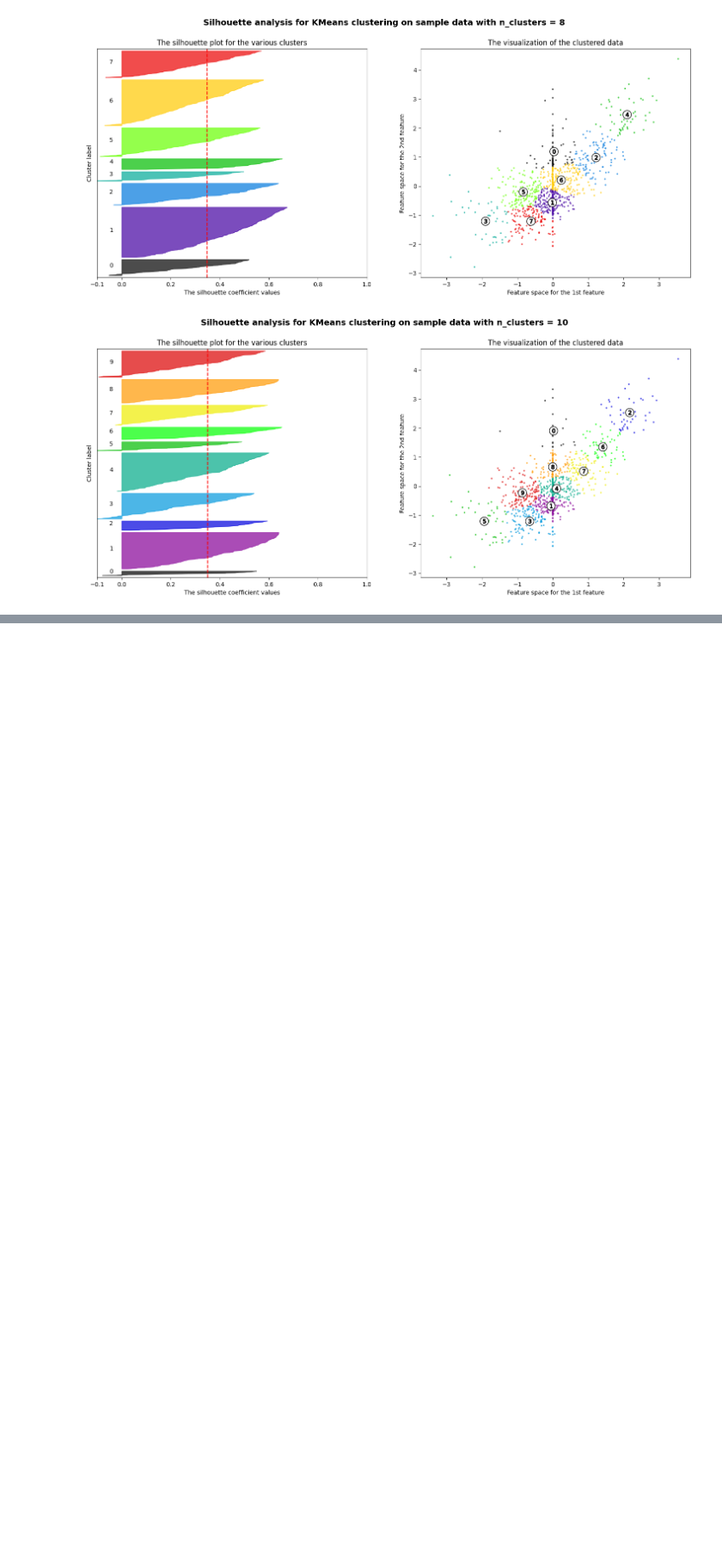
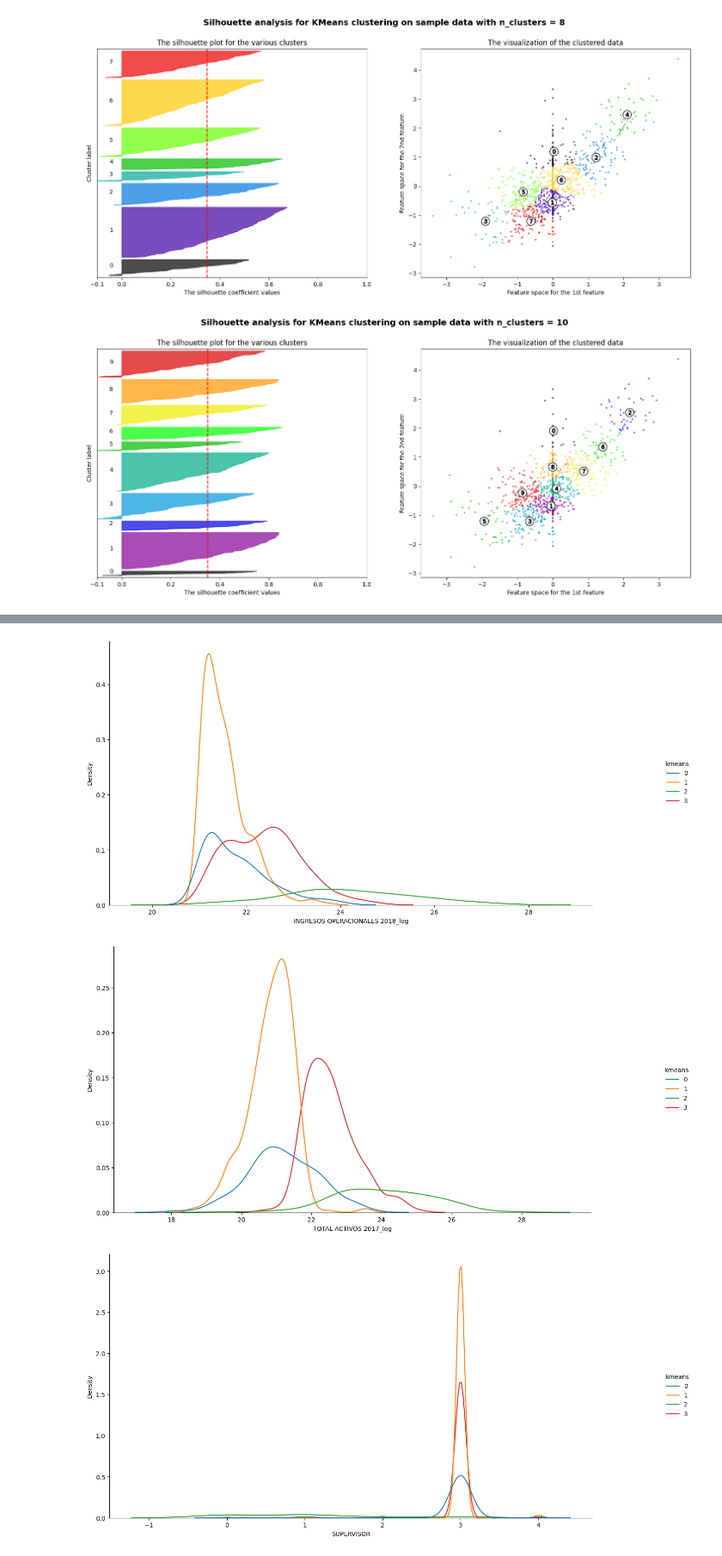
Before and after one commit to Gatos-de-negocios-BI/Laboratorio_2, a Jupyter notebook: k-means.ipynb, the cells around one changed output, grey strips where cells are left out. Shown at 86% size. Cells and saved outputs as stored; diff of their text form; code cells hidden in the pictures; blank space fills up the shorter version.

```diff
--- a/k-means.ipynb
+++ b/k-means.ipynb
@@ -233,0 +287,8 @@ For n_clusters = 10 , the average silhouette score is : 0.35084271516546645
+# %%
+for label in features:
+    g = sns.displot(data, x = label, hue = 'kmeans', kind = 'kde', palette = 'tab10')
+    g.fig.set_size_inches(15, 7)
+# %% [output]
+[figure, added]
+[figure, added]
+[figure, added]
```
Also changed, not shown: parts of 15 cells of this notebook, 1 other file.
